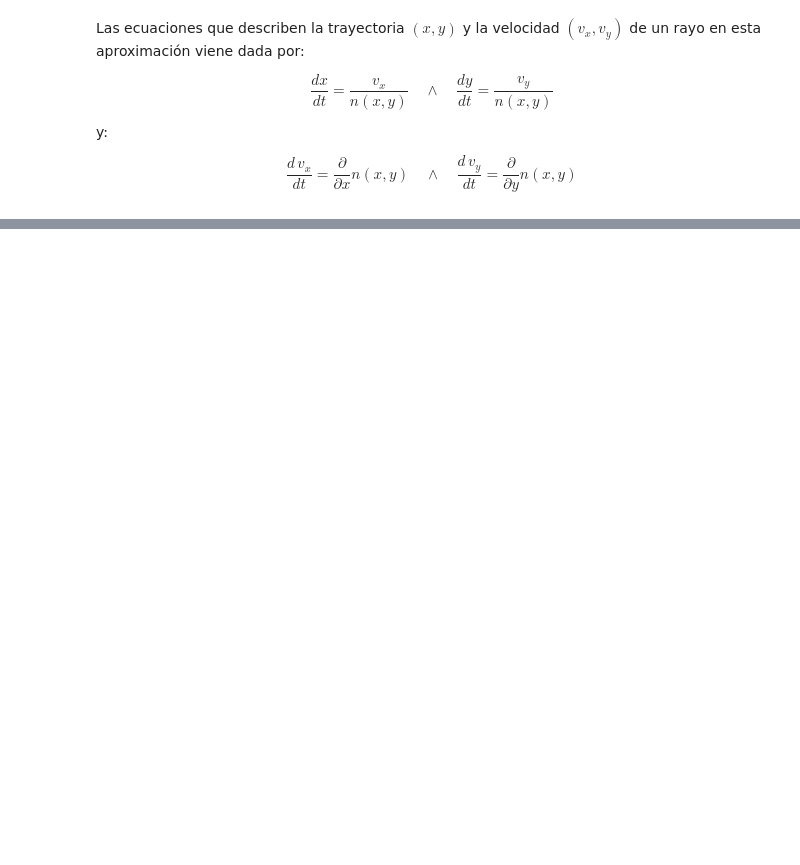
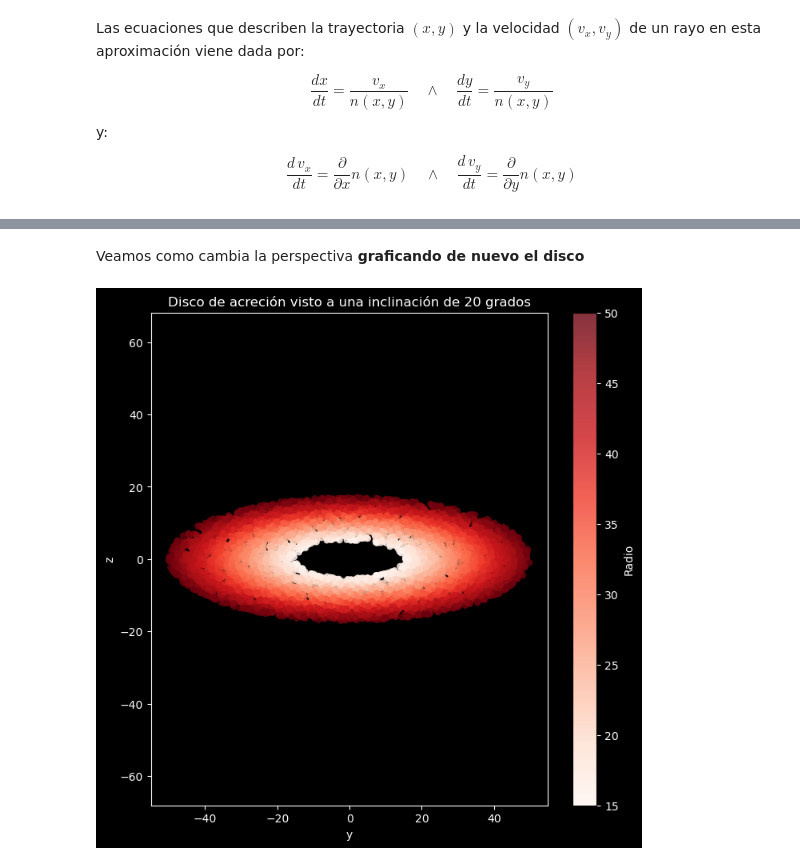
Before and after one commit to davidprez83/Ray_tracing_simulation, a Jupyter notebook: Proyecto_1.ipynb, the cells around one changed output, grey strips where cells are left out. Cells and saved outputs as stored; diff of their text form; code cells hidden in the pictures; blank space fills up the shorter version.

```diff
--- a/Proyecto_1.ipynb
+++ b/Proyecto_1.ipynb
@@ -158,0 +273,34 @@ array([[0., 0., 0., ..., 0., 0., 0.],
+# %%
+from scipy.spatial.transform import Rotation as R
+
+puntos = np.column_stack((yd, zd, np.zeros(Nd)))  # Convertimos a un array de Nx3
+rot = R.from_euler('y', 20, degrees=True)
+
+puntos_rotados = rot.apply(puntos)
+
+yd_rot = puntos_rotados[:, 1]
+zd_rot = puntos_rotados[:, 2]
+# %% [markdown]
+Veamos como cambia la perspectiva **graficando de nuevo el disco**
+# %%
+plt.figure(figsize=(8, 8), facecolor='black')
+ax = plt.gca()
+ax.set_facecolor('black')
+
+plt.scatter(yd_rot, zd_rot, s=25, c=rds, cmap='Reds',
+            vmin=Rin, vmax=Rext, alpha=0.8)
+cbar = plt.colorbar()
+cbar.set_label('Radio', color='white')
+cbar.ax.tick_params(colors='white')
+
+plt.title('Disco de acreción visto a una inclinación de 20 grados', color='white')
+plt.xlabel('y', color='white')
+plt.ylabel('z', color='white')
+plt.tick_params(colors='white')
+for spine in ax.spines.values():
+    spine.set_color('white')
+plt.axis('equal')
+plt.savefig('imagenes_bacanas/disco_acresión_inclinado.png', dpi=300, bbox_inches='tight')
+plt.show()
+# %% [output]
+[figure, added]
```
Also changed, not shown: parts of 28 cells of this notebook, 4 other files.
